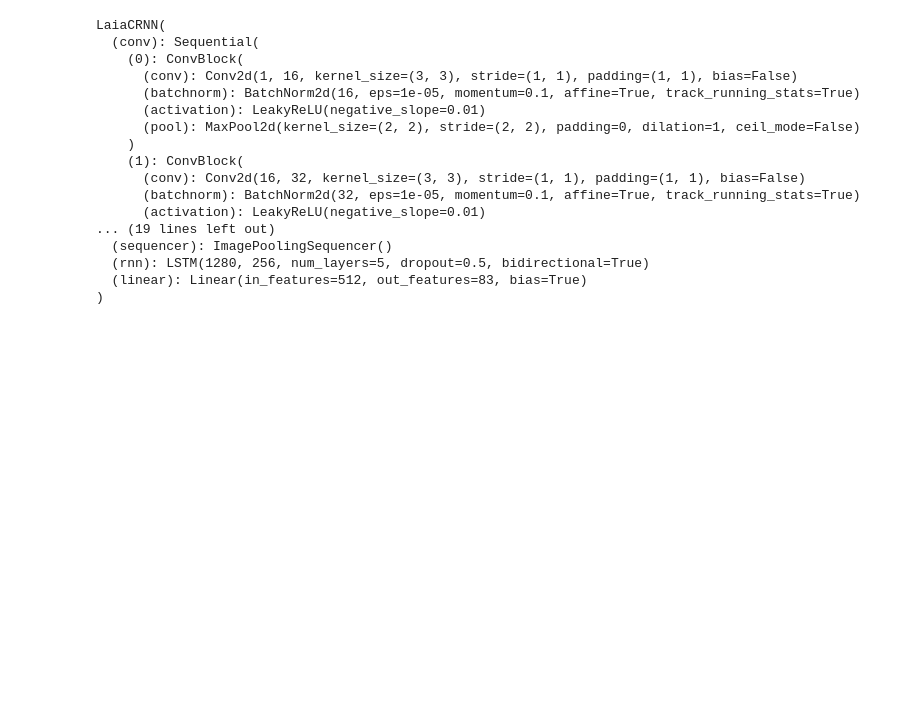
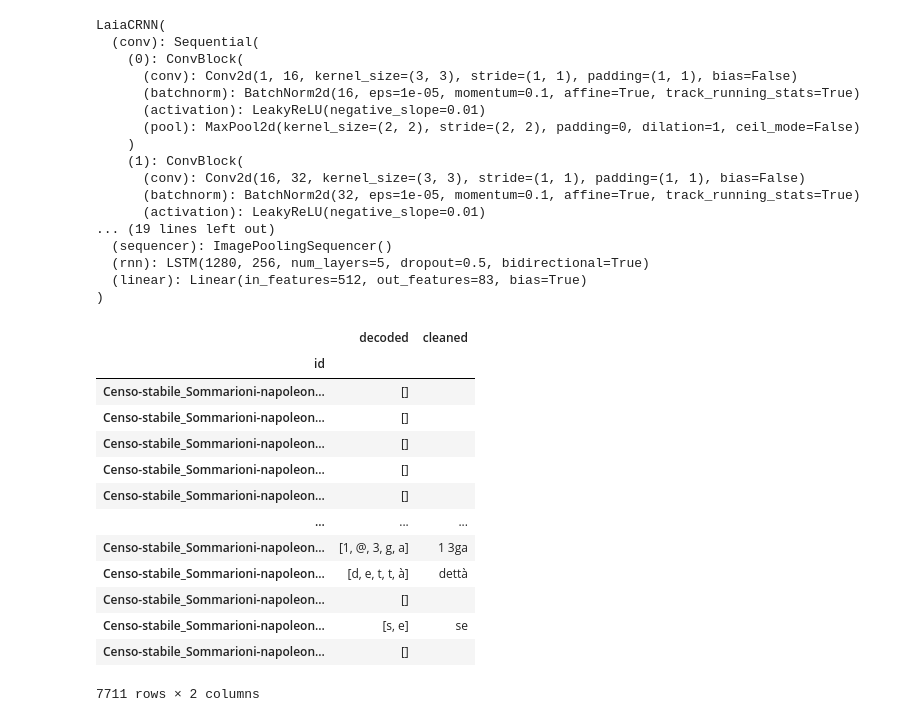
Before and after one commit to basbeu/PyLaia, a Jupyter notebook: egs/decipher-venice/src/Decipher_sommarioni.ipynb, the cells around one changed output. Drawn from its saved outputs; the diff is of its cells as text; code cells hidden in the pictures; blank space fills up the shorter version.

```diff
--- a/egs/decipher-venice/src/Decipher_sommarioni.ipynb
+++ b/egs/decipher-venice/src/Decipher_sommarioni.ipynb
@@ -112,6 +120,25 @@ def show_result(result_row):
     plt.figure(figsize=(10,10))
     plt.imshow(cv2.imread(img_path)[:,:,::-1])
     print(f'Prediction is "{decoded}"')
+# %%
+result['cleaned'] = result['decoded'].map(res2clean)
+result.drop(['decoded'], axis=1).to_csv(result_csv)
+result
+# %% [output]
+|  | decoded | cleaned |
+| id |  |  |
+| Censo-stabile_Sommarioni-napoleon... | [] |  |
+| Censo-stabile_Sommarioni-napoleon... | [] |  |
+| Censo-stabile_Sommarioni-napoleon... | [] |  |
+| Censo-stabile_Sommarioni-napoleon... | [] |  |
+| Censo-stabile_Sommarioni-napoleon... | [] |  |
+| ... | ... | ... |
+| Censo-stabile_Sommarioni-napoleon... | [1, @, 3, g, a] | 1 3ga |
+| Censo-stabile_Sommarioni-napoleon... | [d, e, t, t, à] | dettà |
+| Censo-stabile_Sommarioni-napoleon... | [] |  |
+| Censo-stabile_Sommarioni-napoleon... | [s, e] | se |
+| Censo-stabile_Sommarioni-napoleon... | [] |  |
+7711 rows × 2 columns
 # %%
 idx = 0
 # %%
```
Also changed, not shown: parts of 7 cells of this notebook, 4 other files.
